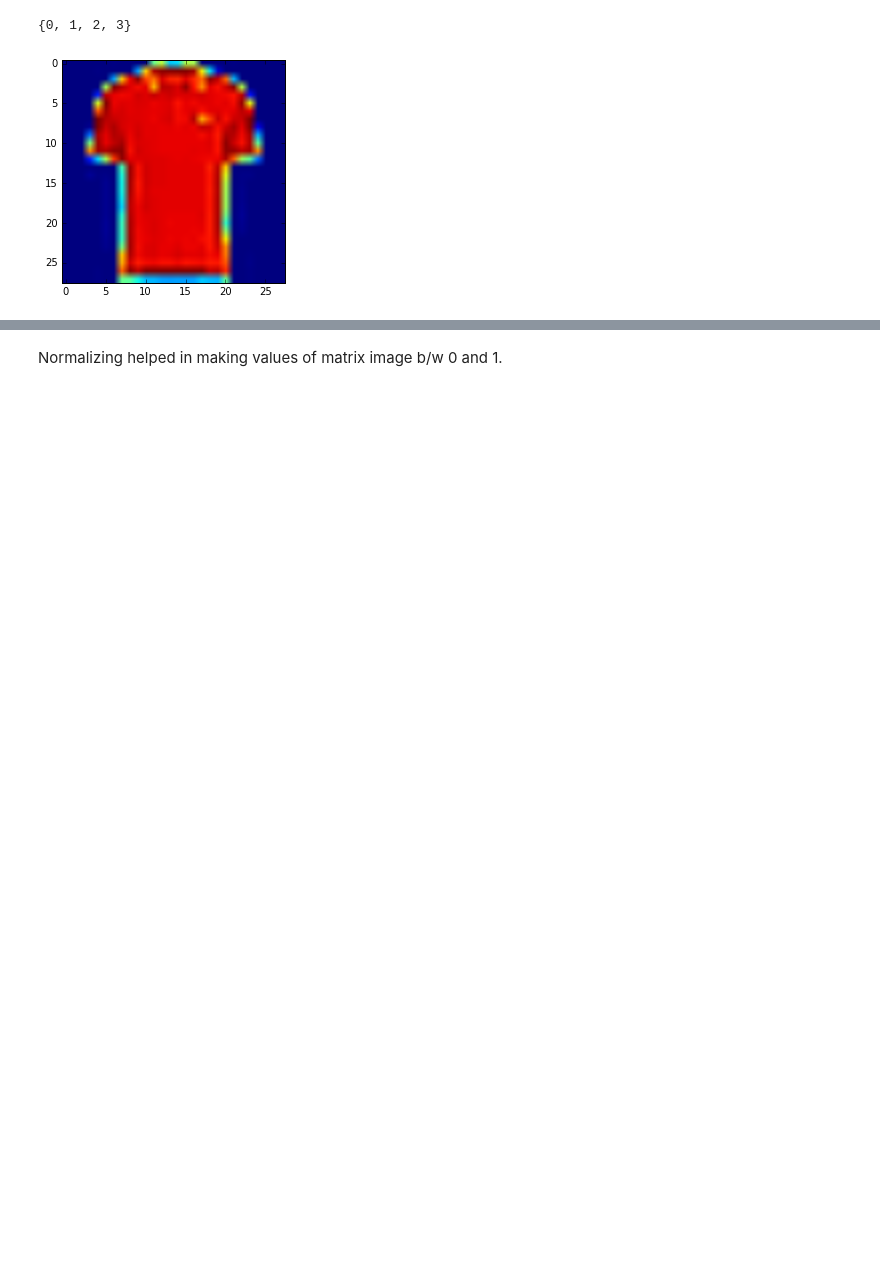
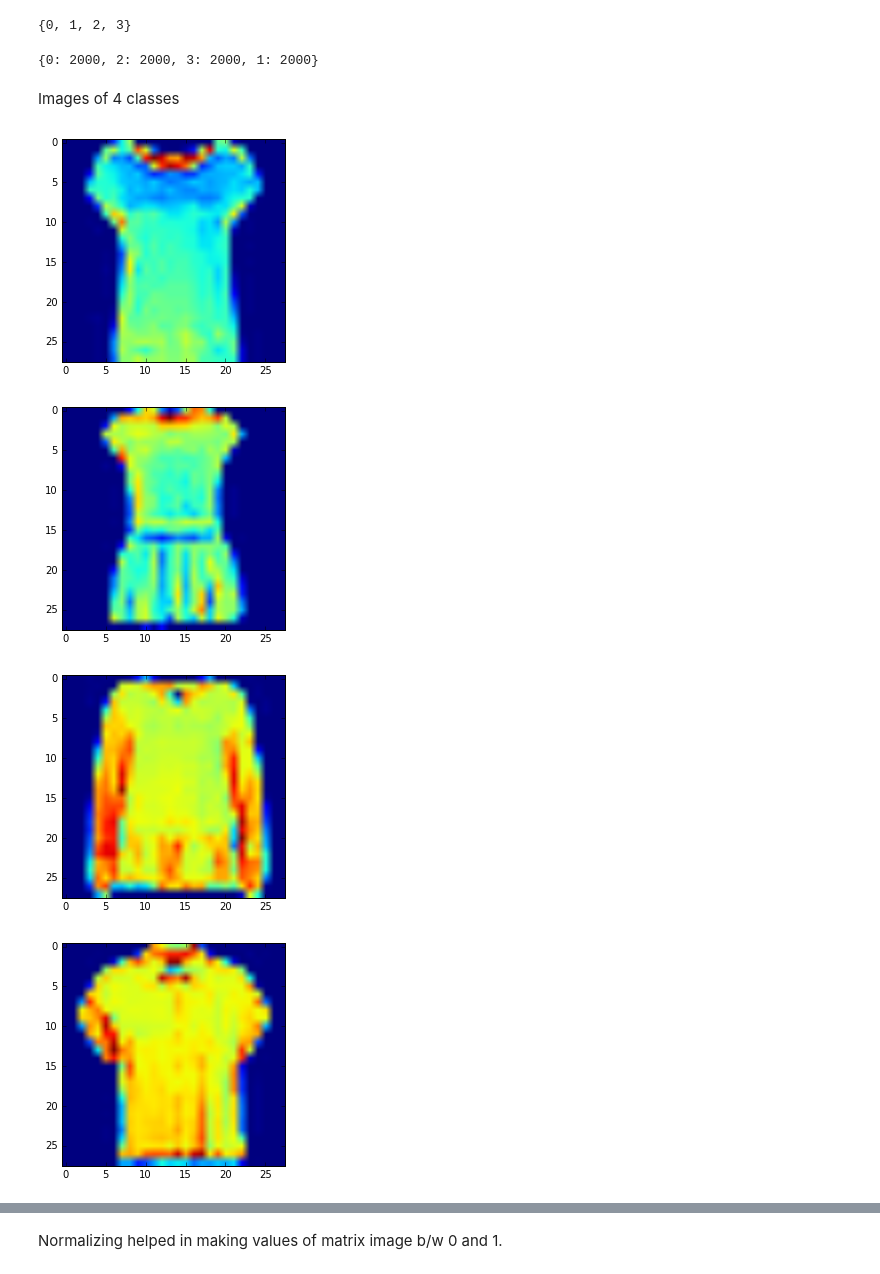
Before and after one commit to jayantj1j/MIDAS_TASK, a Jupyter notebook: root/Cv_nlp_problem/task2_Jayant_Jain_midas.ipynb, the cells around one changed output, grey strips where cells are left out. Cells and saved outputs as stored; diff of their text form; code cells hidden in the pictures; blank space fills up the shorter version.

```diff
--- a/root/Cv_nlp_problem/task2_Jayant_Jain_midas.ipynb
+++ b/root/Cv_nlp_problem/task2_Jayant_Jain_midas.ipynb
@@ -9,16 +9,31 @@ labeltrain=[1 if x==6 else x for x in labeltrain]
 set(labeltrain)#unique labels
 # %% [output]
 {0, 1, 2, 3}
+# %%
+labeltraindict=dict(enumerate(labeltrain))
+countMap = {}
+for v in labeltraindict.values():
+    countMap[v] = countMap.get(v,0) + 1
+uni = [ k for k, v in labeltraindict.items() if countMap[v] == 1]
+print(countMap)#types of class count is showed
+# %% [output]
+{0: 2000, 2: 2000, 3: 2000, 1: 2000}
+# %% [markdown]
+Images of 4 classes
 # %%
 import matplotlib.cm as cm
 import matplotlib.pyplot as plt
 import numpy as np    #28*28 images of 4 classes
 with open("train_image.pkl", 'rb') as f:
     data = pickle.load(f)
-plt.imshow(np.array(data[700]).reshape((28, 28)))
-plt.show()
+for j in [100,4000,6000,7500]:
+    plt.imshow(np.array(data[j]).reshape((28, 28)))
+    plt.show()
 # %% [output]
-[figure, old version]
+[figure, new version]
+[figure, added]
+[figure, added]
+[figure, added]
 # %%
 import tensorflow as tf
 import pandas as pd
```
Also changed, not shown: parts of 33 cells of this notebook, 1 other file.
